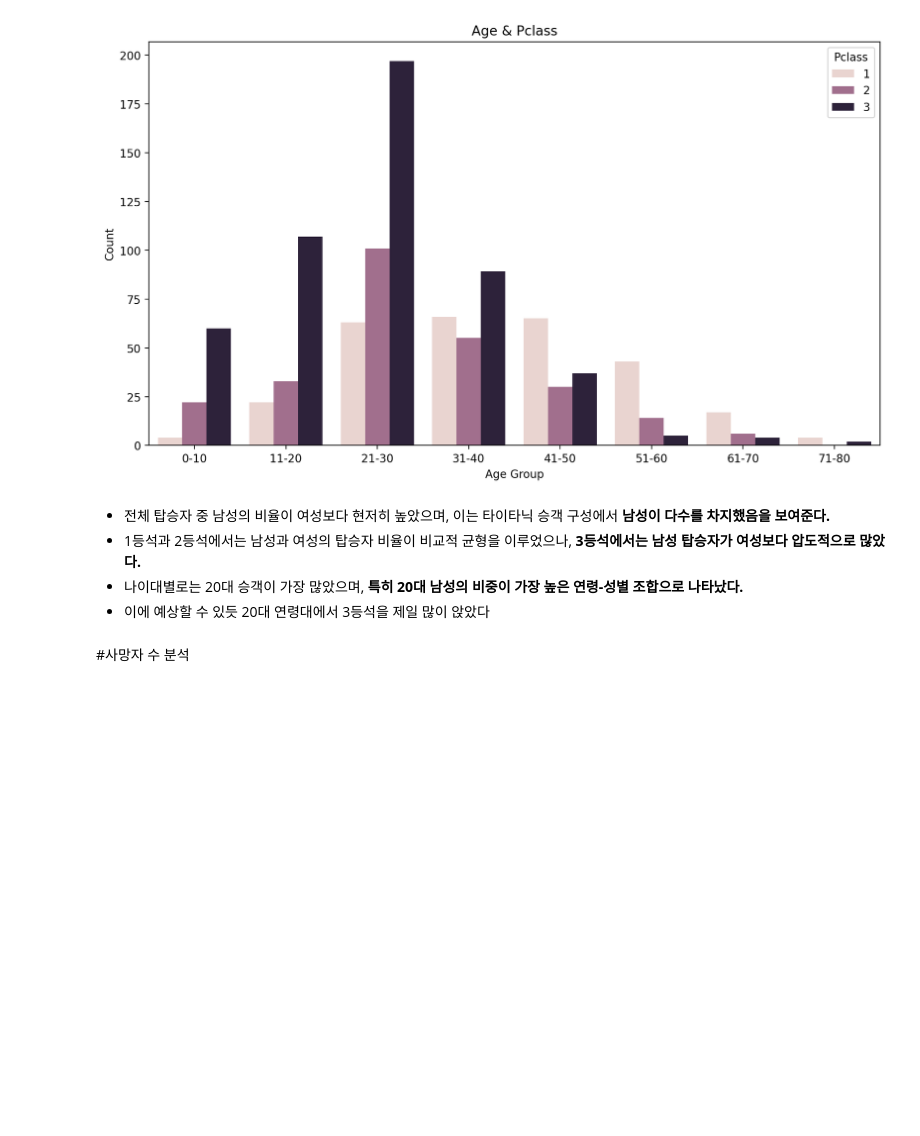
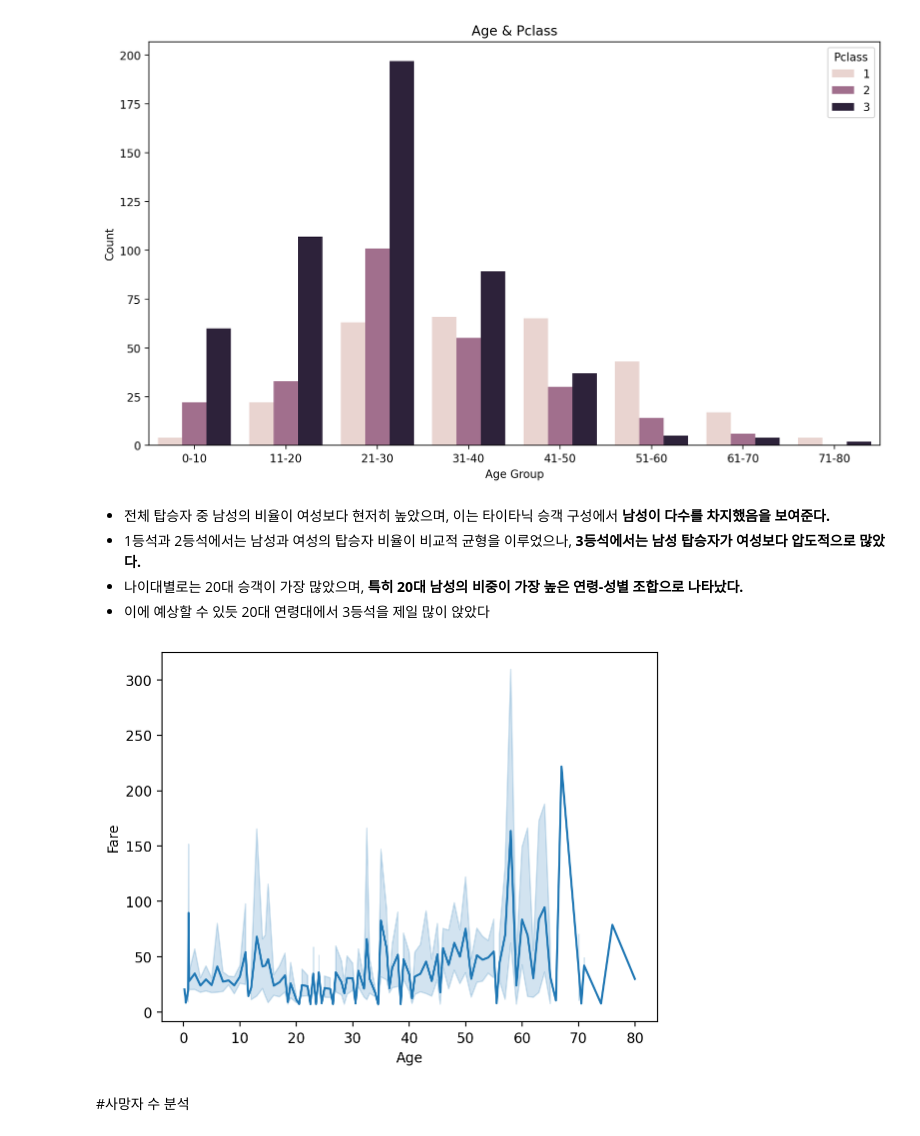
Before and after one commit to jinsumin81/BD-team, a Jupyter notebook: 타이타닉분석.ipynb, the cells around one changed output. Drawn from its saved outputs; the diff is of its cells as text; code cells hidden in the pictures; blank space fills up the shorter version.

```diff
--- a/타이타닉분석.ipynb
+++ b/타이타닉분석.ipynb
@@ -150,6 +138,10 @@ plt.show()
  **3등석에서는 남성 탑승자가 여성보다 압도적으로 많았다.**
 * 나이대별로는 20대 승객이 가장 많았으며, **특히 20대 남성의 비중이 가장 높은 연령-성별 조합으로 나타났다.**
 * 이에 예상할 수 있듯 20대 연령대에서 3등석을 제일 많이 앉았다
+# %%
+sns.lineplot(ttn1, x='Age', y = 'Fare');
+# %% [output]
+[figure, added]
 # %% [markdown]
 #사망자 수 분석
 # %%
```
Also changed, not shown: parts of 5 cells of this notebook.
